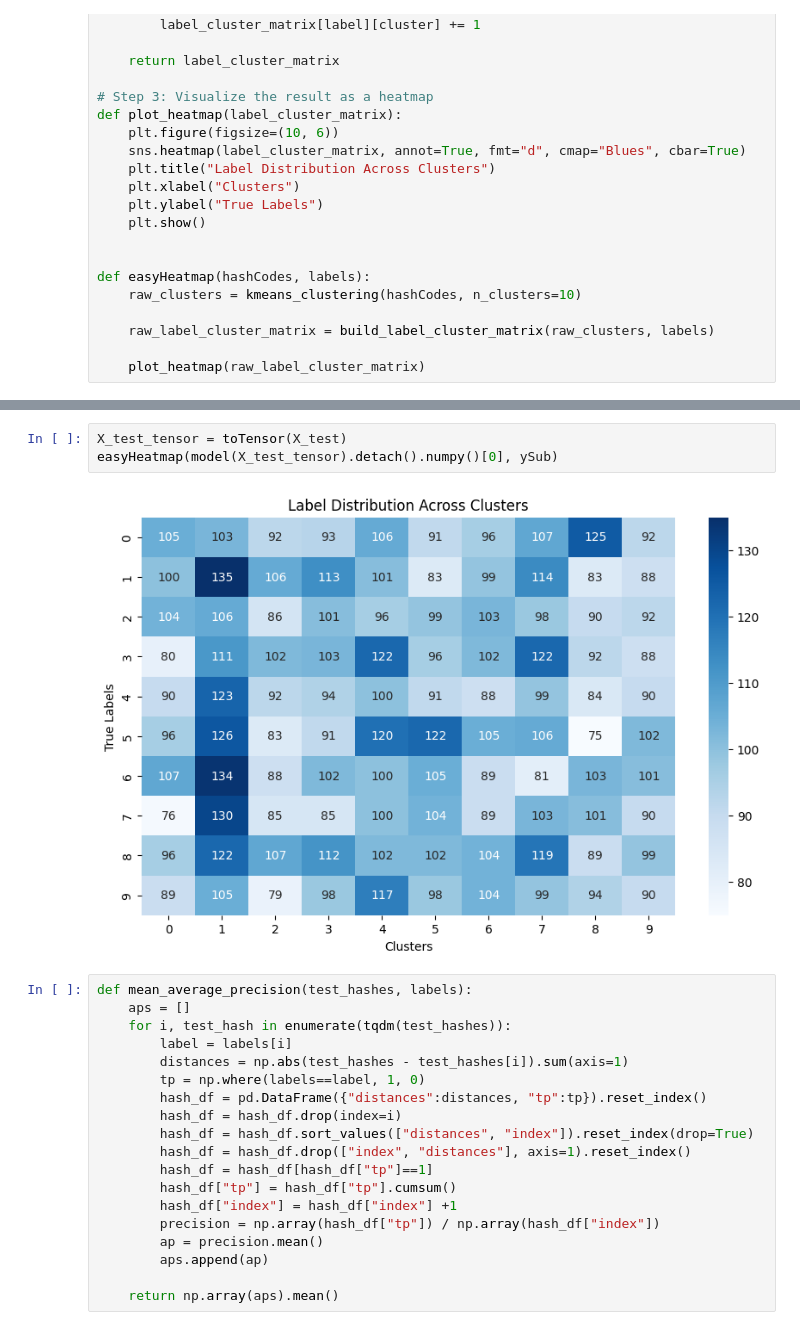
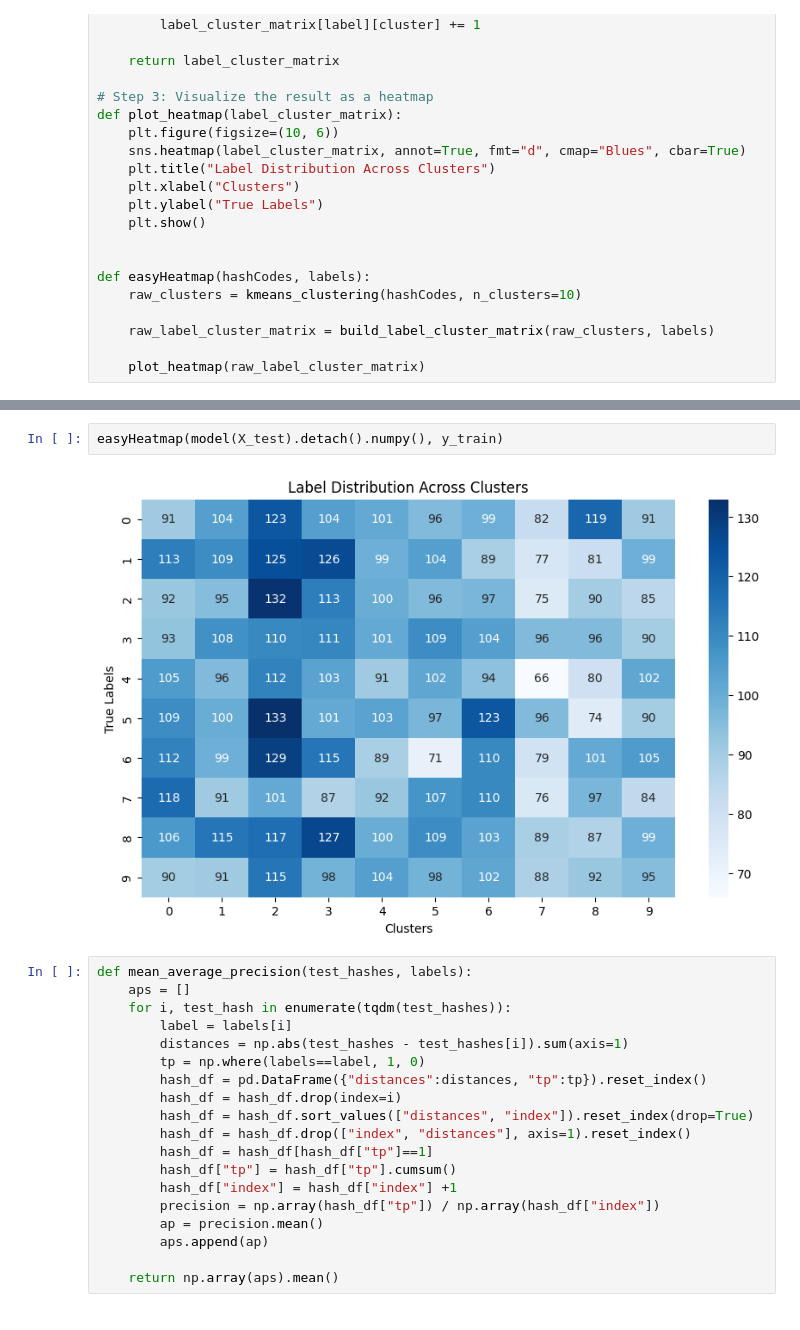
Before and after one commit to tobo03/DVP7, a Jupyter notebook: DeepHashing/RankingBased/workingModel.ipynb, the cells around one changed output, grey strips where cells are left out. Drawn from its saved outputs; the diff is of its cells as text.

```diff
--- a/DeepHashing/RankingBased/workingModel.ipynb
+++ b/DeepHashing/RankingBased/workingModel.ipynb
@@ -208,8 +190,7 @@ easyHeatmap(model(xTensor).detach().numpy()[0], ySub)
-# %%
-X_test_tensor = toTensor(X_test)
-easyHeatmap(model(X_test_tensor).detach().numpy()[0], ySub)
-# %% [output]
-[figure, removed]
+# %%
+easyHeatmap(model(X_test).detach().numpy(), y_train)
+# %% [output]
+[figure, added]
 # %%
 def mean_average_precision(test_hashes, labels):
     aps = []
```
Also changed, not shown: parts of 11 cells of this notebook, 1 other file.
